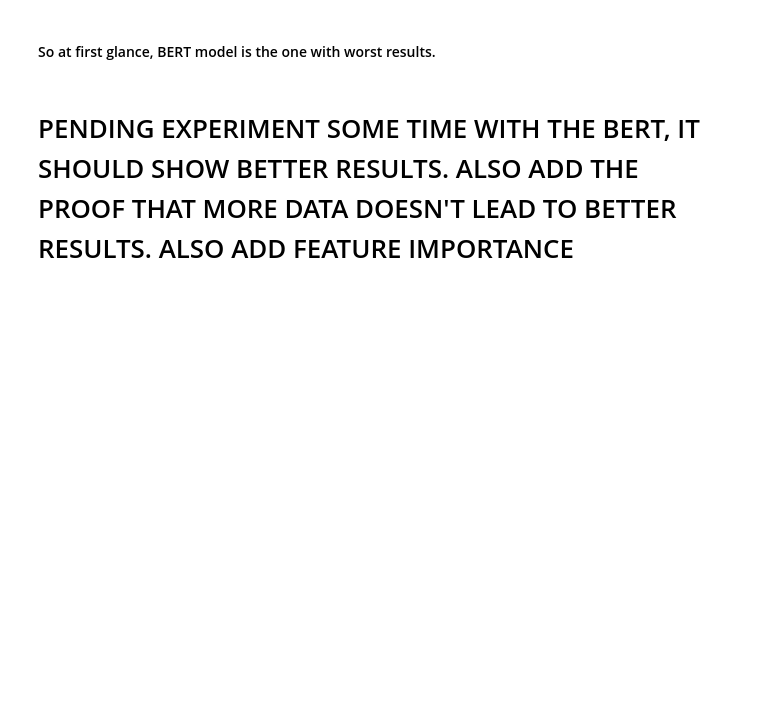
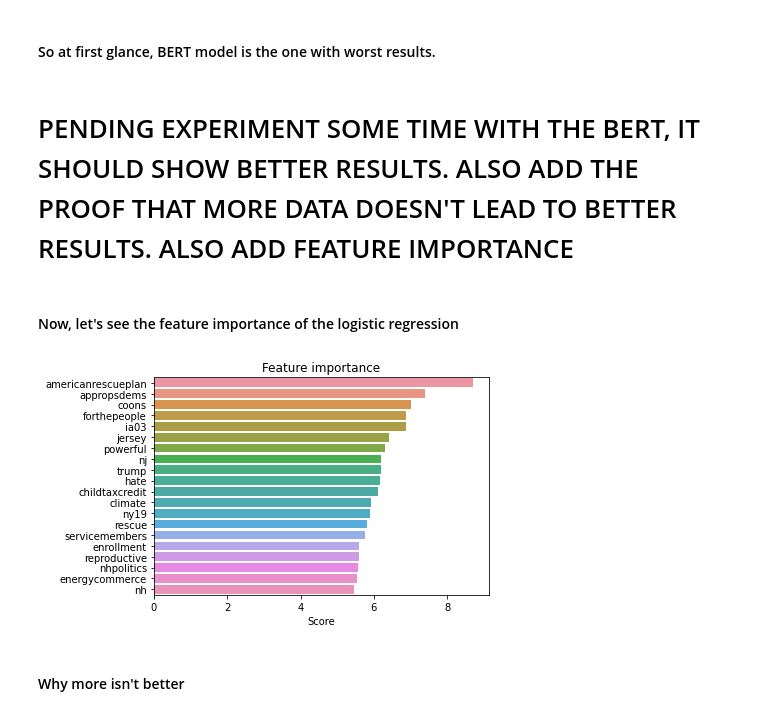
Before and after one commit to aferrero23/twitter-category-nlp, a Jupyter notebook: src/model.ipynb, the cells around one changed output. Cells and saved outputs as stored; diff of their text form; code cells hidden in the pictures; blank space fills up the shorter version.

```diff
--- a/src/model.ipynb
+++ b/src/model.ipynb
@@ -528,3 +530,17 @@ Epoch 1/3
 #### So at first glance, BERT model is the one with worst results.
 # %% [markdown]
 # PENDING EXPERIMENT SOME TIME WITH THE BERT, IT SHOULD SHOW BETTER RESULTS. ALSO ADD THE PROOF THAT MORE DATA DOESN'T LEAD TO BETTER RESULTS. ALSO ADD FEATURE IMPORTANCE
+# %% [markdown]
+#### Now, let's see the feature importance of the logistic regression
+# %%
+important_tokens = pd.DataFrame(
+    data=best_model.coef_[0],
+    index=vectorizer.get_feature_names(),
+    columns=['Score']
+).sort_values(by='Score' ,ascending=False)
+# %%
+sns.barplot(x=important_tokens[:20]['Score'], y=important_tokens[:20].index).set_title('Feature importance');
+# %% [output]
+[figure, added]
+# %% [markdown]
+#### Why more isn't better
```
Also changed, not shown: parts of 44 cells of this notebook.
